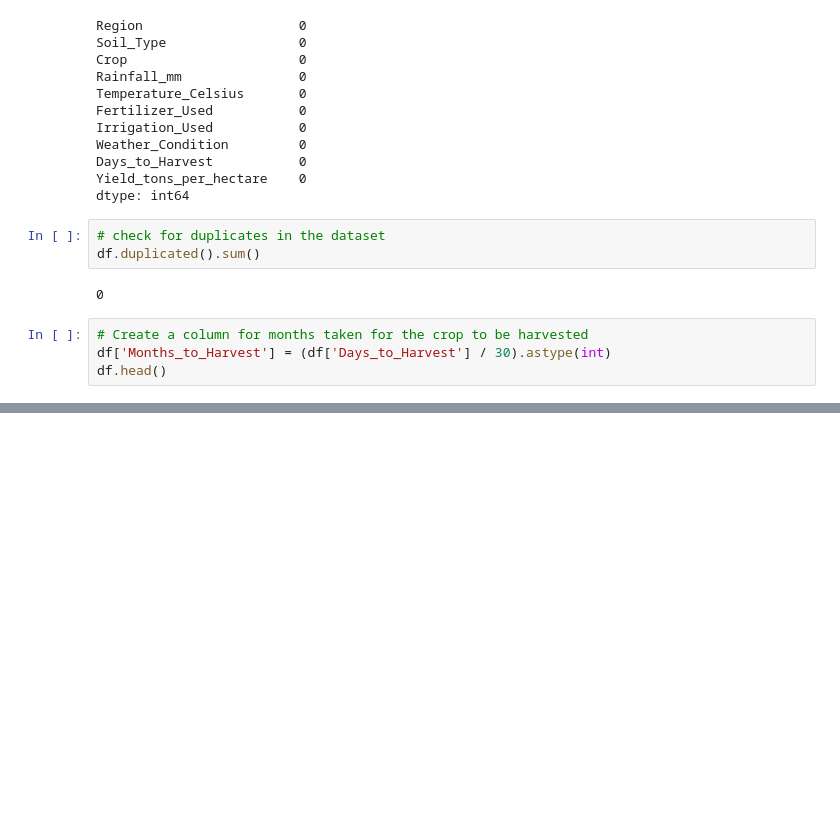
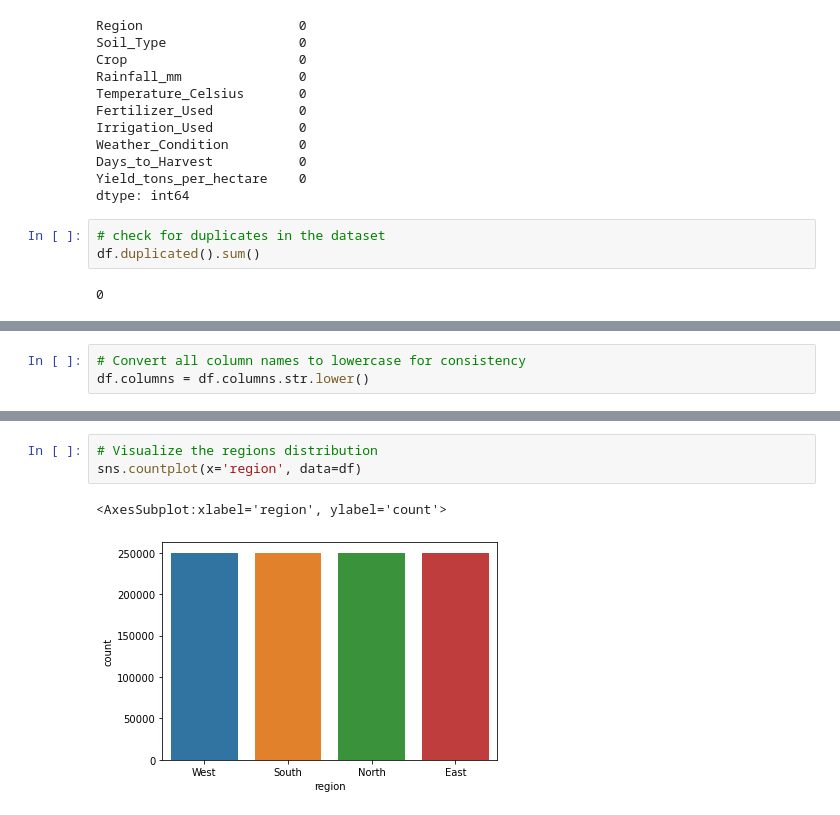
Before and after one commit to Masinde10/Crop-Yield, a Jupyter notebook: crop_yield.ipynb, the cells around one changed output, grey strips where cells are left out. Cells and saved outputs as stored; diff of their text form; blank space fills up the shorter version.

Commit message:
Exploratory data analaysis

```diff
--- a/crop_yield.ipynb
+++ b/crop_yield.ipynb
@@ -89,7 +89,3 @@ dtype: int64
 df.duplicated().sum()
 # %% [output]
 0
-# %%
-# Create a column for months taken for the crop to be harvested
-df['Months_to_Harvest'] = (df['Days_to_Harvest'] / 30).astype(int)
-df.head()
@@ -102,0 +92,3 @@ df.head()
+# %%
+# Convert all column names to lowercase for consistency
+df.columns = df.columns.str.lower()
@@ -102,0 +108,6 @@ df.head()
+# %%
+# Visualize the regions distribution
+sns.countplot(x='region', data=df)
+# %% [output]
+<AxesSubplot:xlabel='region', ylabel='count'>
+[figure, added]
```
Also changed, not shown: parts of 18 cells of this notebook.
